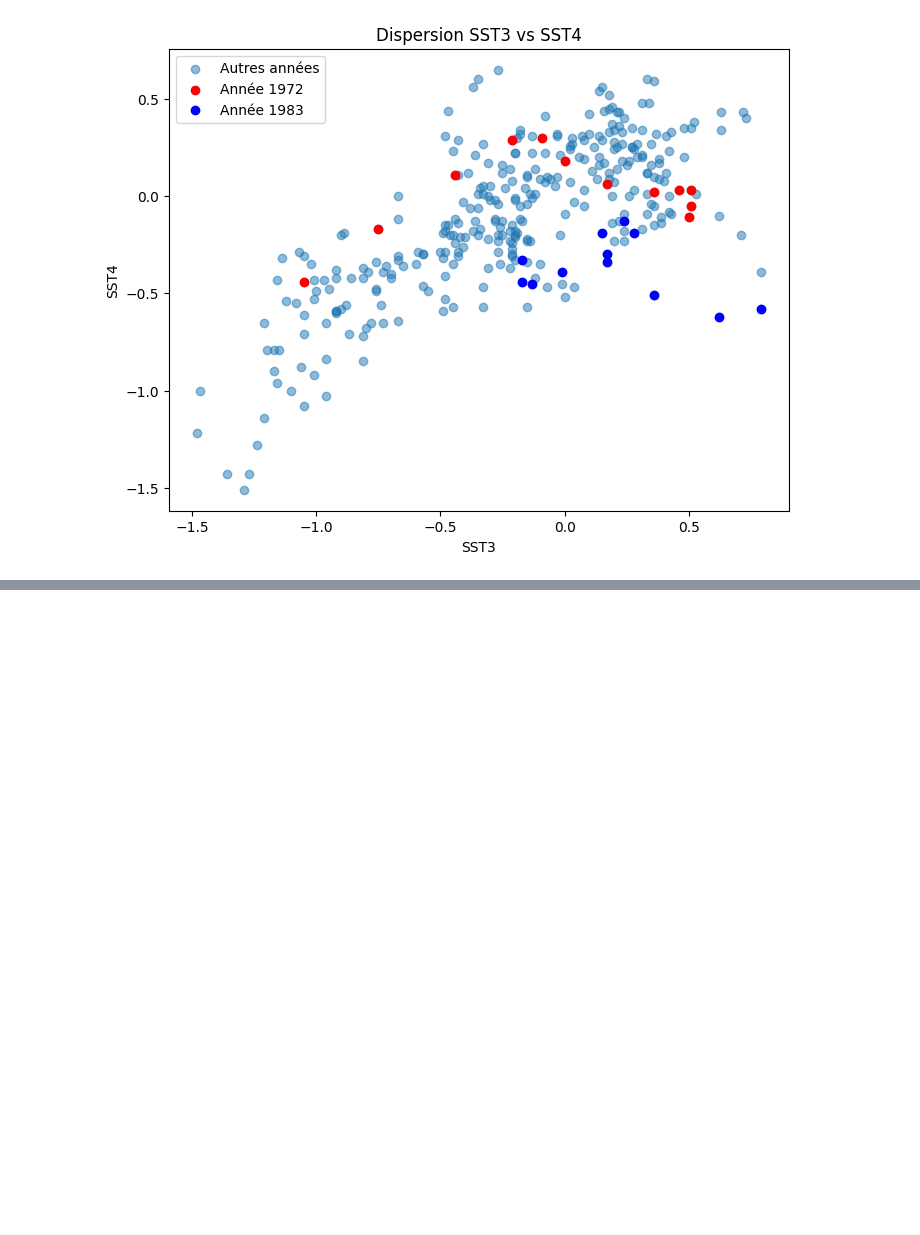
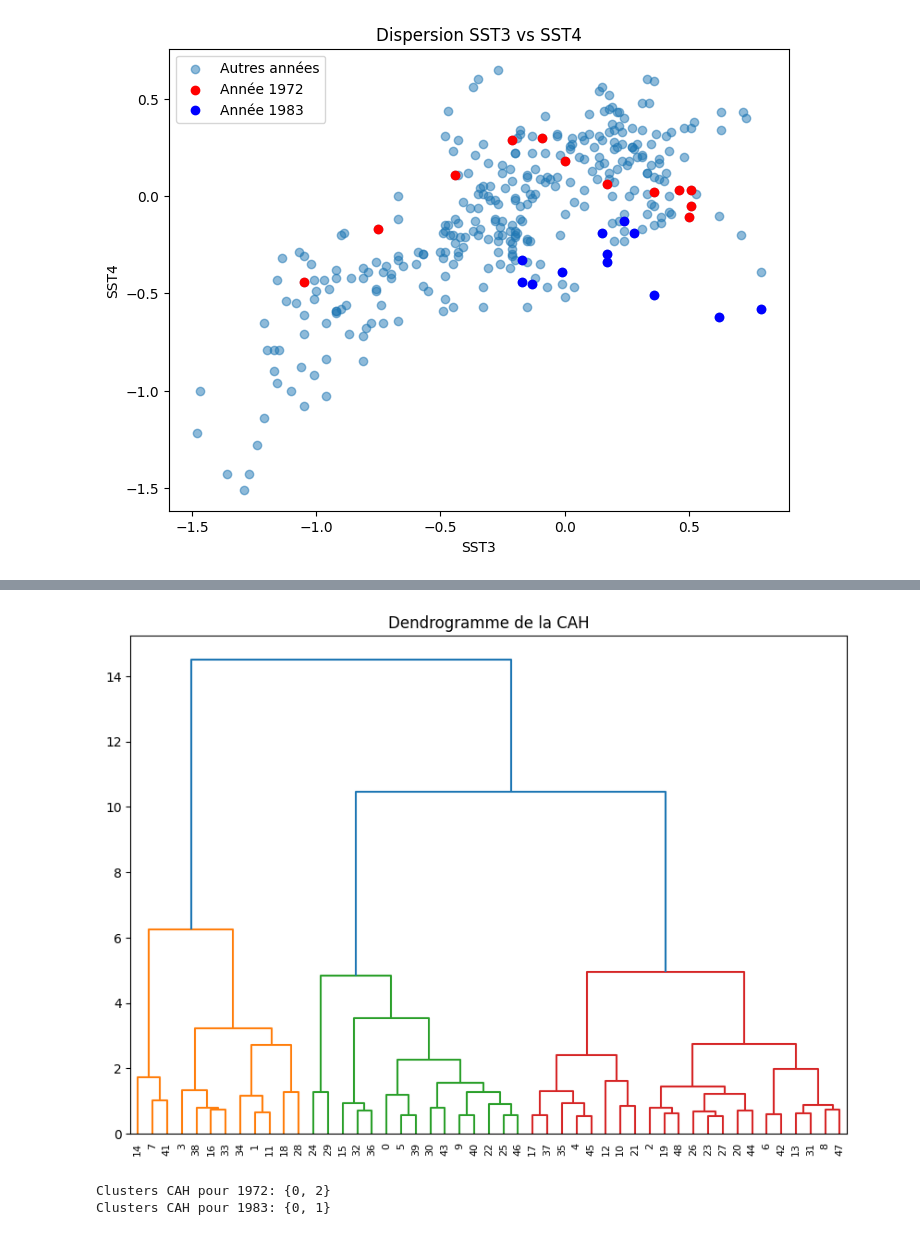
Before and after one commit to lapprenti500/el_nino_dataset, a Jupyter notebook: nino_dataset.ipynb, the cells around one changed output, grey strips where cells are left out. Saved outputs shown, nothing was run; the diff lists cells and outputs as text; code cells hidden in the pictures; blank space fills up the shorter version.

```diff
--- a/nino_dataset.ipynb
+++ b/nino_dataset.ipynb
@@ -195,0 +304,27 @@ for i, col1 in enumerate(['SST1', 'SST2', 'SST3', 'SST4']):
+# %%
+from scipy.cluster.hierarchy import dendrogram, linkage
+from sklearn.cluster import AgglomerativeClustering
+
+# Récupération des centres de clusters de K-means
+cluster_centers = kmeans.cluster_centers_
+
+# Application de la CAH
+linkage_matrix = linkage(cluster_centers, method='ward', metric='euclidean')
+cah = AgglomerativeClustering(n_clusters=3, linkage='ward')
+cah_labels = cah.fit_predict(cluster_centers)
+
+# Visualisation du dendrogramme
+plt.figure(figsize=(10, 7))
+dendrogram(linkage_matrix)
+plt.title('Dendrogramme de la CAH')
+plt.show()
+# %% [output]
+[figure, added]
+# %%
+for year in [1972, 1983]:
+    year_data = data[data.index.year == year]
+    cah_clusters = cah_labels[year_data['Cluster']]
+    print(f"Clusters CAH pour {year}: {set(cah_clusters)}")
+# %% [output]
+Clusters CAH pour 1972: {0, 2}
+Clusters CAH pour 1983: {0, 1}
```
Also changed, not shown: parts of 14 cells of this notebook.
